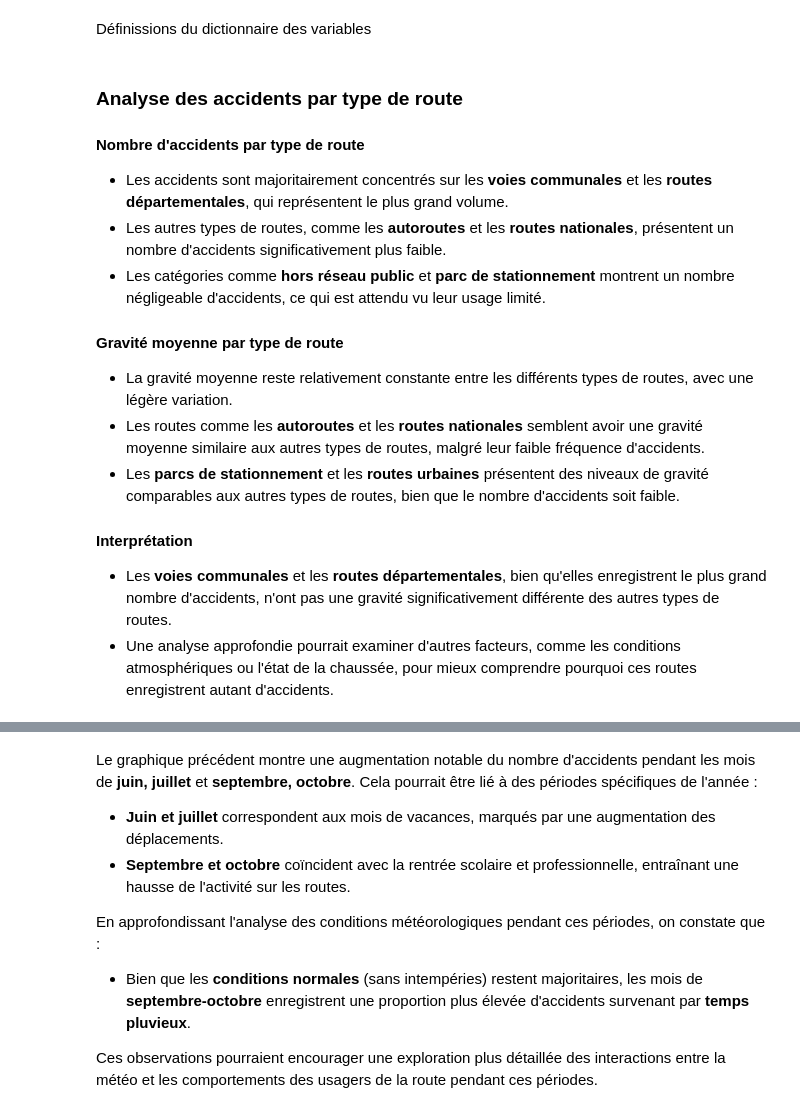
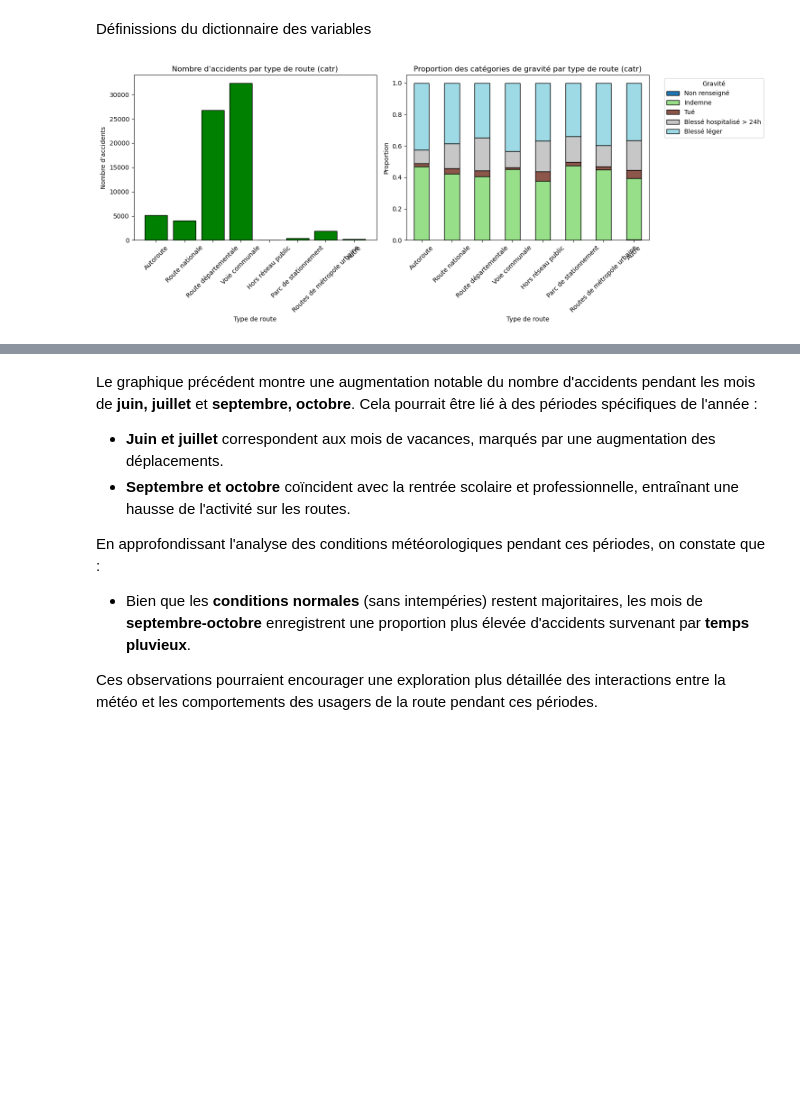
Before and after one commit to ABE-svg/Projet-Python-pour-la-Data-Science, a Jupyter notebook: main_file.ipynb, the cells around one changed output, grey strips where cells are left out. Cells and saved outputs as stored; diff of their text form; code cells hidden in the pictures; blank space fills up the shorter version.

Commit message:
modification graphique sur gravité

```diff
--- a/main_file.ipynb
+++ b/main_file.ipynb
@@ -597,46 +807,49 @@ col_labels = {-1: "Non renseigné", 1: "Deux véhicules - frontale", 2: "Deux v
 # %%
 # Comptage des occurrences par catégorie de route
 catr_counts = df_lieux['catr'].value_counts().sort_index()
 
-# Calcul de la gravité moyenne par catégorie de route
-catr_gravite = df_lieux.merge(df_usagers2, on='Num_Acc').groupby('catr')['grav'].mean()
+# Comptage des occurrences par catégorie de gravité et type de route
+catr_gravite_prop = (
+    df_lieux.merge(df_usagers2, on='Num_Acc')
+    .groupby(['catr', 'grav'])
+    .size()
+    .unstack(fill_value=0)
+)
 
+# Calcul des proportions par catégorie de route
+catr_gravite_prop = catr_gravite_prop.div(catr_gravite_prop.sum(axis=1), axis=0)
+
+# Renommage des index pour une meilleure lisibilité
 catr_counts.index = catr_counts.index.map(catr_labels)
-catr_gravite.index = catr_gravite.index.map(catr_labels)
+catr_gravite_prop.index = catr_gravite_prop.index.map(catr_labels)
+catr_gravite_prop.columns = catr_gravite_prop.columns.map(grav_labels)
 
 # Création des deux graphiques côte à côte
 fig, axes = plt.subplots(1, 2, figsize=(15, 6), sharey=False)
 
 # Graphique 1 : Nombre d'accidents par type de route
-axes[0].bar(catr_counts.index, catr_counts, color='skyblue', edgecolor='black')
+axes[0].bar(catr_counts.index, catr_counts, color='green', edgecolor='black')
 axes[0].set_title("Nombre d'accidents par type de route (catr)")
 axes[0].set_xlabel("Type de route")
 axes[0].set_ylabel("Nombre d'accidents")
 axes[0].tick_params(axis='x', rotation=45)
 
-# Graphique 2 : Gravité moyenne par type de route
-axes[1].bar(catr_gravite.index, catr_gravite, color='orange', edgecolor='black')
-axes[1].set_title("Gravité moyenne des accidents par type de route (catr)")
+# Graphique 2 : Proportion des catégories de gravité par type de route
+catr_gravite_prop.plot(
+    kind='bar',
+    stacked=True,
+    ax=axes[1],  # Utilisation du deuxième axe
+    colormap='tab20',
+    edgecolor='black'
+)
+axes[1].set_title("Proportion des catégories de gravité par type de route (catr)")
 axes[1].set_xlabel("Type de route")
-axes[1].set_ylabel("Gravité moyenne")
+axes[1].set_ylabel("Proportion")
 axes[1].tick_params(axis='x', rotation=45)
+axes[1].legend(title="Gravité", bbox_to_anchor=(1.05, 1), loc='upper left')
 
 # Ajustement de la mise en page
 plt.tight_layout()
 plt.show()
+# %% [output]
+[figure, added]
-# %% [markdown]
-### Analyse des accidents par type de route
-
-#### Nombre d'accidents par type de route
-- Les accidents sont majoritairement concentrés sur les **voies communales** et les **routes départementales**, qui représentent le plus grand volume.
-- Les autres types de routes, comme les **autoroutes** et les **routes nationales**, présentent un nombre d'accidents significativement plus faible.
-- Les catégories comme **hors réseau public** et **parc de stationnement** montrent un nombre négligeable d'accidents, ce qui est attendu vu leur usage limité.
-
-#### Gravité moyenne par type de route
-- La gravité moyenne reste relativement constante entre les différents types de routes, avec une légère variation.
-- Les routes comme les **autoroutes** et les **routes nationales** semblent avoir une gravité moyenne similaire aux autres types de routes, malgré leur faible fréquence d'accidents.
-- Les **parcs de stationnement** et les **routes urbaines** présentent des niveaux de gravité comparables aux autres types de routes, bien que le nombre d'accidents soit faible.
-
-#### Interprétation
-- Les **voies communales** et les **routes départementales**, bien qu'elles enregistrent le plus grand nombre d'accidents, n'ont pas une gravité significativement différente des autres types de routes.
-- Une analyse approfondie pourrait examiner d'autres facteurs, comme les conditions atmosphériques ou l'état de la chaussée, pour mieux comprendre pourquoi ces routes enregistrent autant d'accidents.
```
Also changed, not shown: parts of 34 cells of this notebook.
